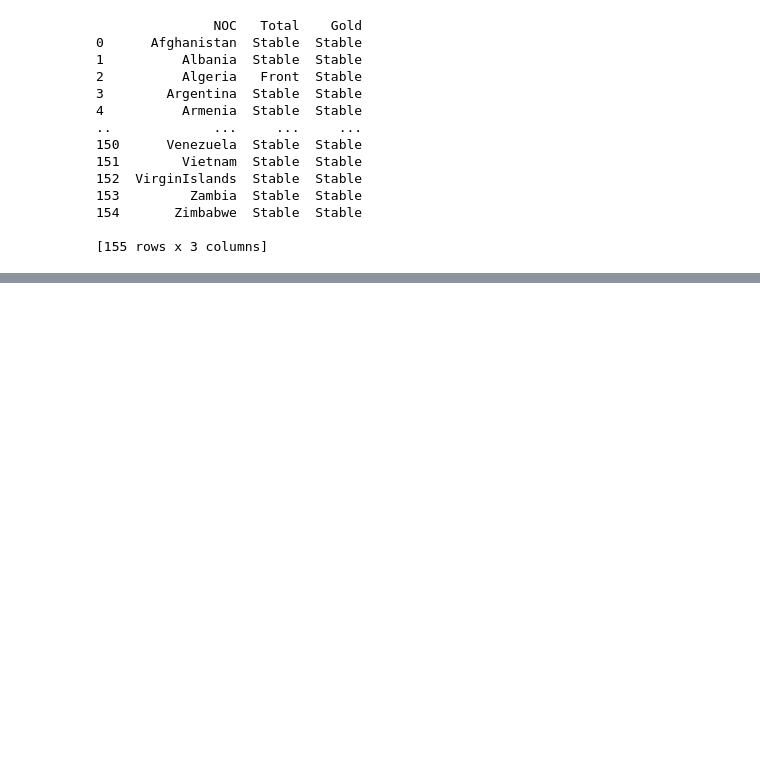
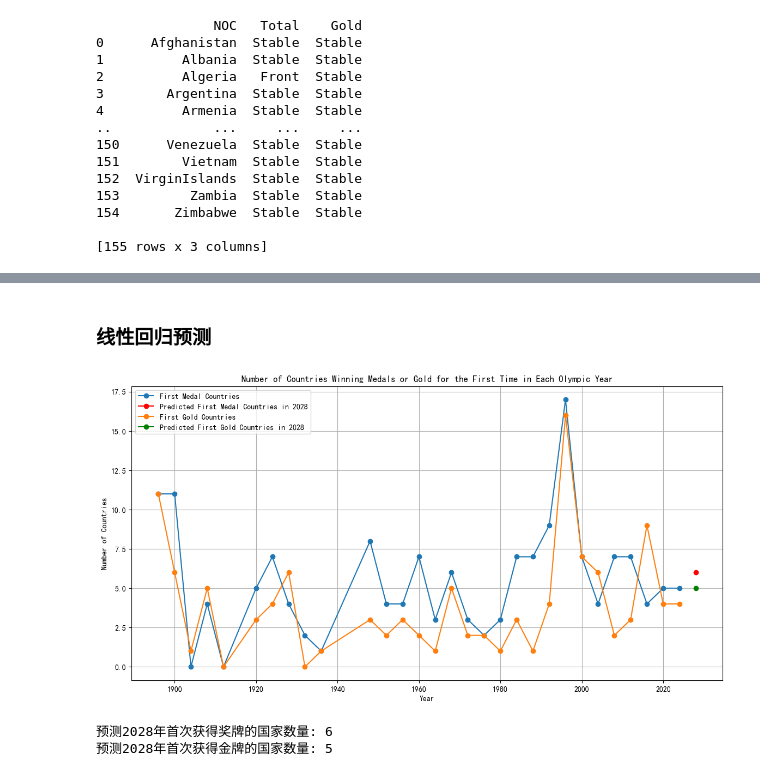
Before and after one commit to LiaoZiqi-GZFLS/2025-MCM-C, a Jupyter notebook: C.ipynb, the cells around one changed output, grey strips where cells are left out. Drawn from its saved outputs; the diff is of its cells as text; code cells hidden in the pictures; blank space fills up the shorter version.

```diff
--- a/C.ipynb
+++ b/C.ipynb
@@ -2316,0 +2350,59 @@ result_df.to_csv('Result\\2028_Olympics_country_progress.csv')
+# %% [markdown]
+### 线性回归预测
+# %%
+import pandas as pd
+import numpy as np
+from sklearn.linear_model import LinearRegression
+import matplotlib.pyplot as plt
+
+# 加载数据
+file_path = 'Generated\\first_medal_and_gold_countries.csv'
+data = pd.read_csv(file_path)
+
+# 准备数据
+years = data['Year'].values.reshape(-1, 1)
+first_medal_countries = data['First Medal Countries'].values
+first_gold_countries = data['First Gold Countries'].values
+
+# 训练线性回归模型
+model_medal = LinearRegression()
+model_medal.fit(years, first_medal_countries)
+
+model_gold = LinearRegression()
+model_gold.fit(years, first_gold_countries)
+
+# 预测2028年的值
+year_2028 = np.array([2028]).reshape(-1, 1)
+pre_medal_2028 = [round(model_medal.predict(year_2028)[0])]
+pre_gold_2028 = [round(model_gold.predict(year_2028)[0])]
+
+# 绘制折线图
+plt.figure(figsize=(14, 7))
+
+# 绘制第一次获得奖牌的国家数
+plt.plot(data['Year'], data['First Medal Countries'], label='First Medal Countries', marker='o')
+plt.plot([2028], pre_medal_2028, marker='o', color='red', label='Predicted First Medal Countries in 2028')
+
+# 绘制第一次获得金牌的国家数
+plt.plot(data['Year'], data['First Gold Countries'], label='First Gold Countries', marker='o')
+plt.plot([2028], pre_gold_2028, marker='o', color='green', label='Predicted First Gold Countries in 2028')
+
+# 添加标题和标签
+plt.title('Number of Countries Winning Medals or Gold for the First Time in Each Olympic Year')
+plt.xlabel('Year')
+plt.ylabel('Number of Countries')
+plt.legend()
+
+# 显示网格
+plt.grid(True)
+
+# 显示图表
+plt.show()
+
+# 输出预测结果
+print(f"预测2028年首次获得奖牌的国家数量: {pre_medal_2028[0]}")
+print(f"预测2028年首次获得金牌的国家数量: {pre_gold_2028[0]}")
+# %% [output]
+[figure, added]
+预测2028年首次获得奖牌的国家数量: 6
+预测2028年首次获得金牌的国家数量: 5
```
Also changed, not shown: parts of 9 cells of this notebook.
